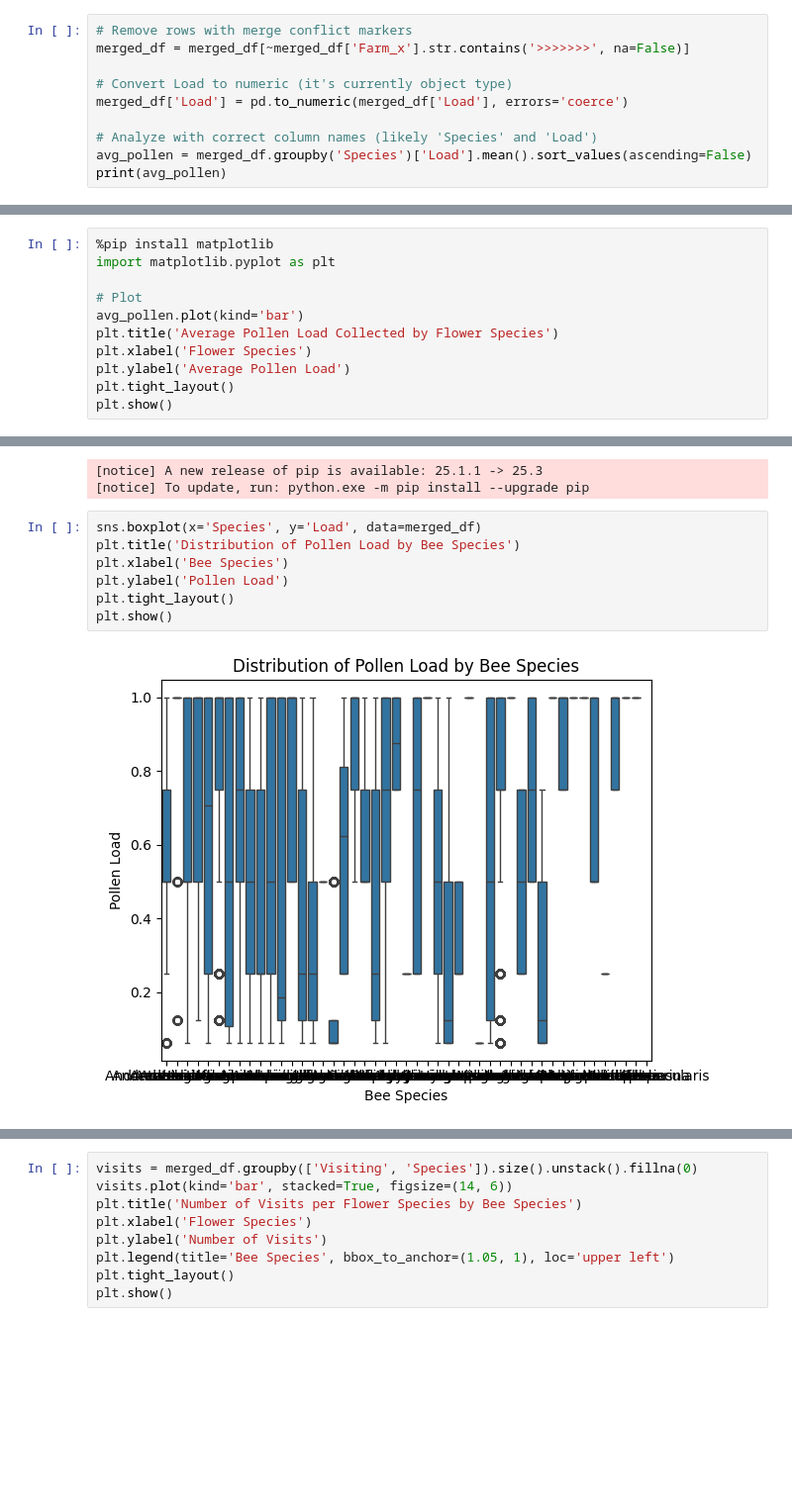
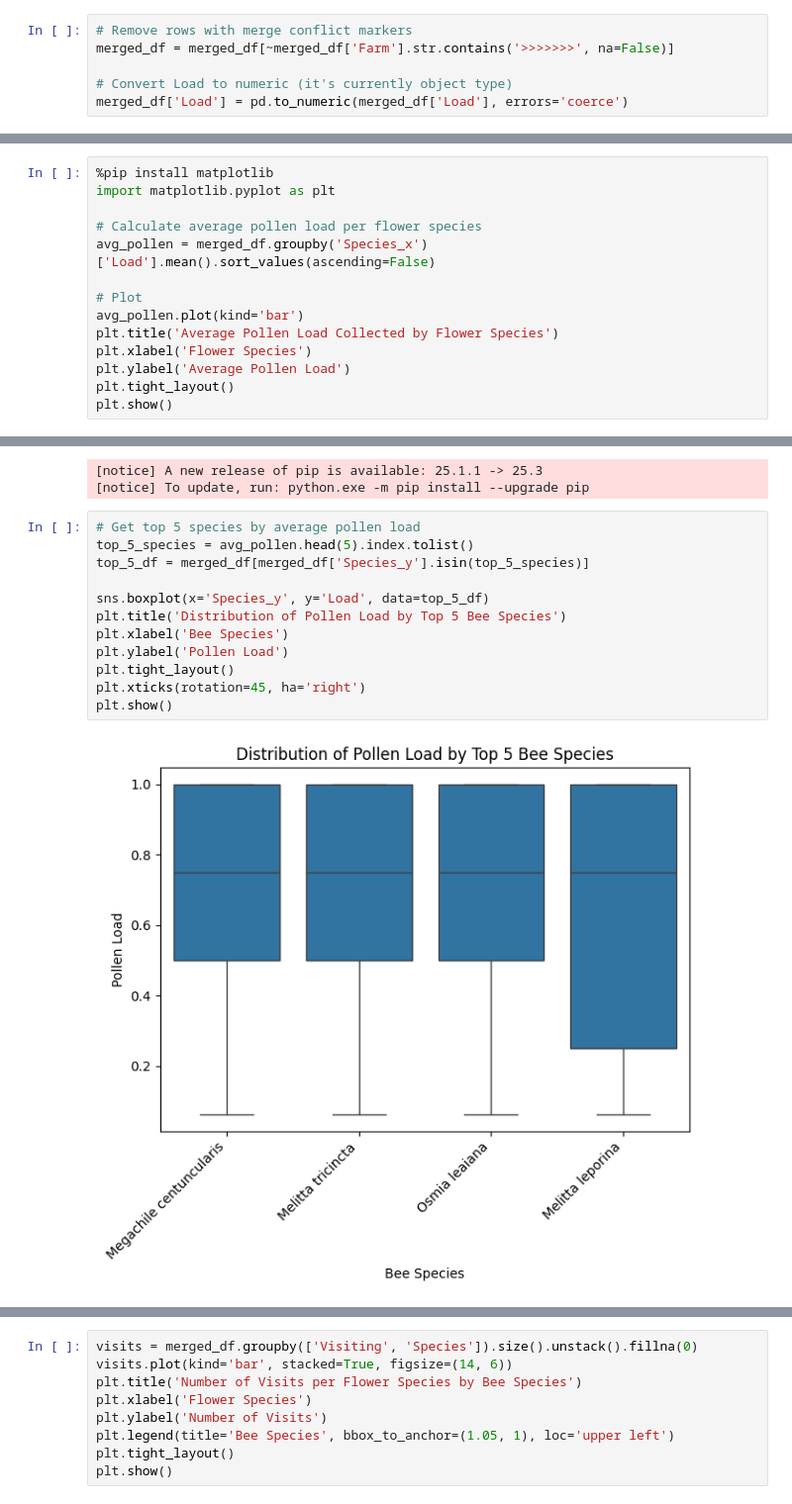
Before and after one commit to schneiderkelsey/wuuwuudata.github.io, a Jupyter notebook: plots_kelseyschneider/notebooks/visualizations.ipynb, the cells around one changed output, grey strips where cells are left out. Shown at 99% size. Saved outputs shown, nothing was run; the diff lists cells and outputs as text; blank space fills up the shorter version.

```diff
--- a/plots_kelseyschneider/notebooks/visualizations.ipynb
+++ b/plots_kelseyschneider/notebooks/visualizations.ipynb
@@ -113,11 +113,7 @@ Categorical columns: ['Farm_x', 'Type_x', 'Round_x', 'Date_x', 'Species_x', 'Loa
 Use the column names shown above to create your analysis
 # %%
 # Remove rows with merge conflict markers
-merged_df = merged_df[~merged_df['Farm_x'].str.contains('>>>>>>>', na=False)]
+merged_df = merged_df[~merged_df['Farm'].str.contains('>>>>>>>', na=False)]
 
 # Convert Load to numeric (it's currently object type)
 merged_df['Load'] = pd.to_numeric(merged_df['Load'], errors='coerce')
-
-# Analyze with correct column names (likely 'Species' and 'Load')
-avg_pollen = merged_df.groupby('Species')['Load'].mean().sort_values(ascending=False)
-print(avg_pollen)
@@ -150,6 +124,9 @@ avg_pollen = merged_df.groupby('Species')['Load'].mean().sort_values(ascending=F
 # %%
 %pip install matplotlib
 import matplotlib.pyplot as plt
+
+# Calculate average pollen load per flower species
+avg_pollen = merged_df.groupby('Species_x')['Load'].mean().sort_values(ascending=False)
 
 # Plot
 avg_pollen.plot(kind='bar')
@@ -209,11 +184,16 @@ Note: you may need to restart the kernel to use updated packages.
 [notice] A new release of pip is available: 25.1.1 -> 25.3
 [notice] To update, run: python.exe -m pip install --upgrade pip
 # %%
-sns.boxplot(x='Species', y='Load', data=merged_df)
-plt.title('Distribution of Pollen Load by Bee Species')
+# Get top 5 species by average pollen load
+top_5_species = avg_pollen.head(5).index.tolist()
+top_5_df = merged_df[merged_df['Species_y'].isin(top_5_species)]
+
+sns.boxplot(x='Species_y', y='Load', data=top_5_df)
+plt.title('Distribution of Pollen Load by Top 5 Bee Species')
 plt.xlabel('Bee Species')
 plt.ylabel('Pollen Load')
 plt.tight_layout()
+plt.xticks(rotation=45, ha='right')
 plt.show()
 # %% [output]
-[figure, old version]
+[figure, new version]
```
Also changed, not shown: parts of 20 cells of this notebook, 6 other files.
